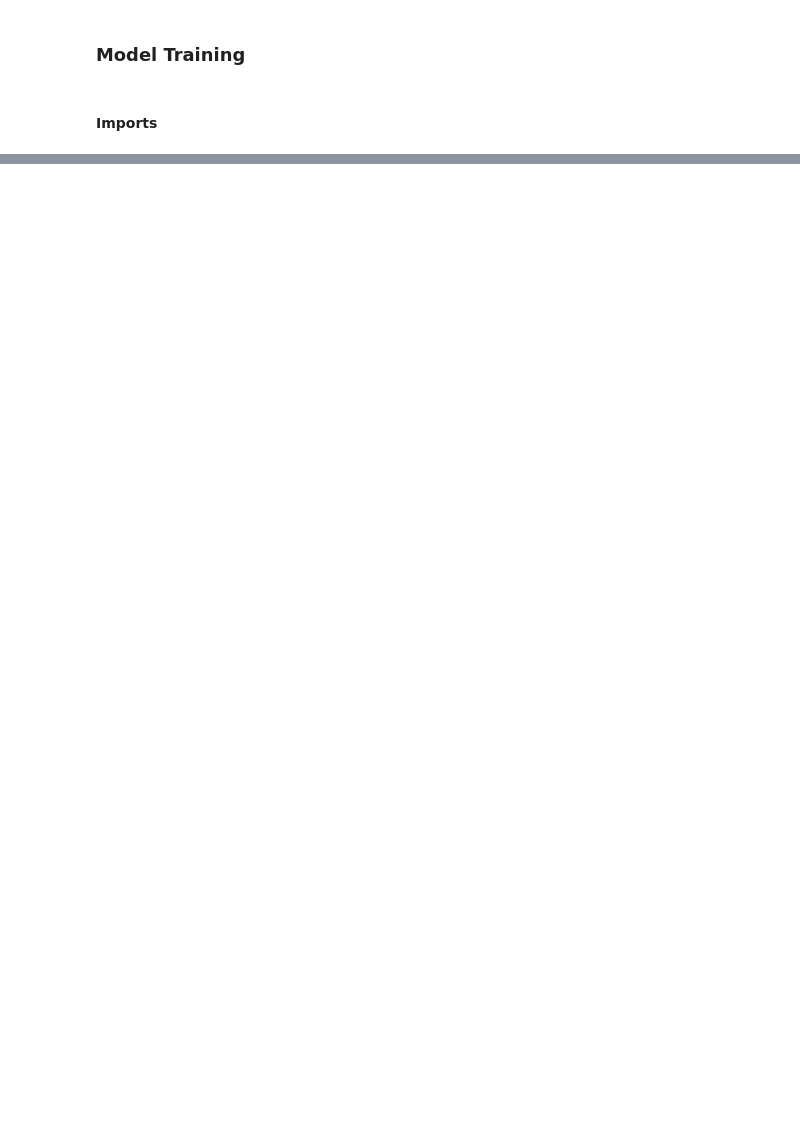
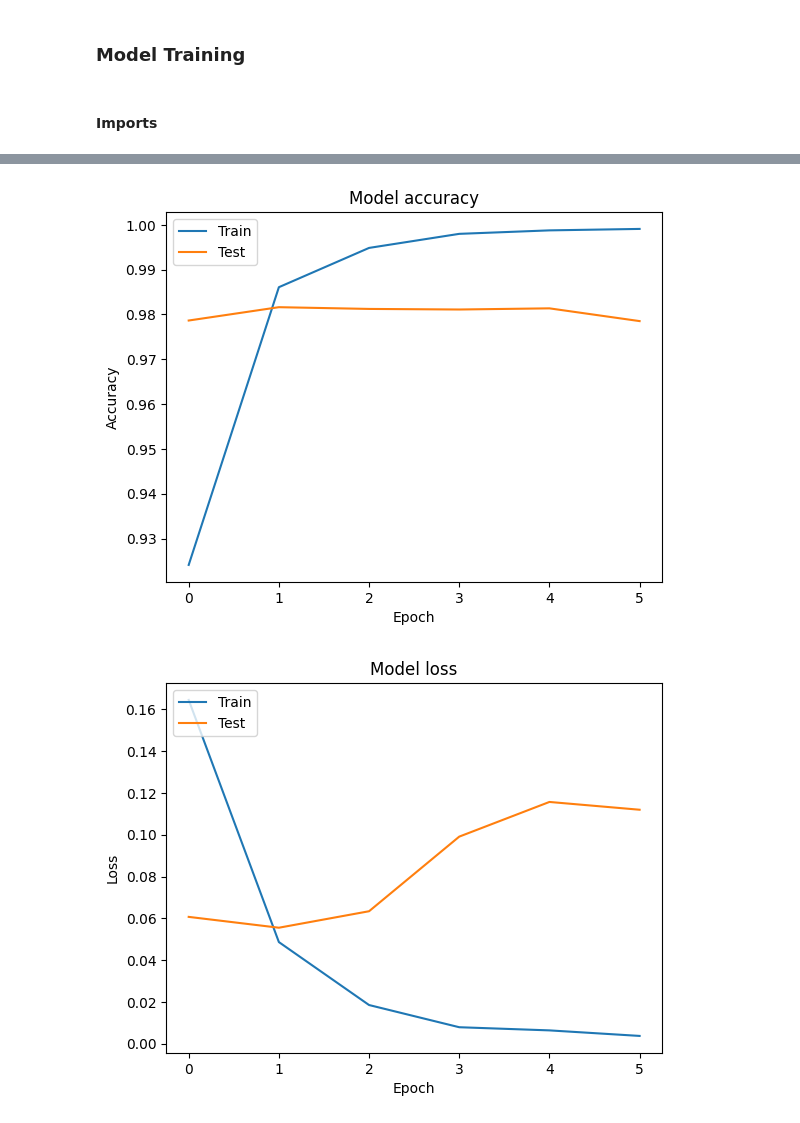
Before and after one commit to mariuzzzzzzz/news-classification, a Jupyter notebook: model-training.ipynb, the cells around one changed output, grey strips where cells are left out. Drawn from its saved outputs; the diff is of its cells as text; code cells hidden in the pictures; blank space fills up the shorter version.

Commit message:
model training and prediction

```diff
--- a/model-training.ipynb
+++ b/model-training.ipynb
@@ -22,8 +24,8 @@ import seaborn as sns
 from sklearn.metrics import confusion_matrix
 # %%
 # Load the data
-fake = pd.read_csv("/kaggle/input/fake-and-real-news-dataset/Fake.csv")
-true = pd.read_csv("/kaggle/input/fake-and-real-news-dataset/True.csv")
+fake = pd.read_csv('./raw-data/raw-dataset-01/Fake.csv')
+true = pd.read_csv('./raw-data/raw-dataset-01/True.csv')
 
 # Give the fake news label 0
 fake['label'] = 0
@@ -113,7 +115,10 @@ model.add(Dense(2, activation='softmax'))
 model.compile(optimizer='adam', loss='categorical_crossentropy', metrics=['accuracy'])
 
 # Train the model
-history = model.fit(X_train, y_train_one_hot, epochs=15, validation_data=(X_test, y_test_one_hot), batch_size=32)
+history = model.fit(X_train, y_train_one_hot, epochs=6, validation_data=(X_test, y_test_one_hot), batch_size=32)
+
+# Save the trained model
+model.save('./models/model-v1.h5')
 
 # Plot training & validation accuracy values
 plt.plot(history.history['accuracy'])
@@ -149,3 +154,4 @@ plt.xlabel('Predicted')
 plt.ylabel('True')
 plt.title('Confusion Matrix')
 plt.show()
+# %% [output]
@@ -151,0 +183,2 @@ plt.show()
+[figure, added]
+[figure, added]
```
Also changed, not shown: parts of 4 cells of this notebook, 1 other file.
